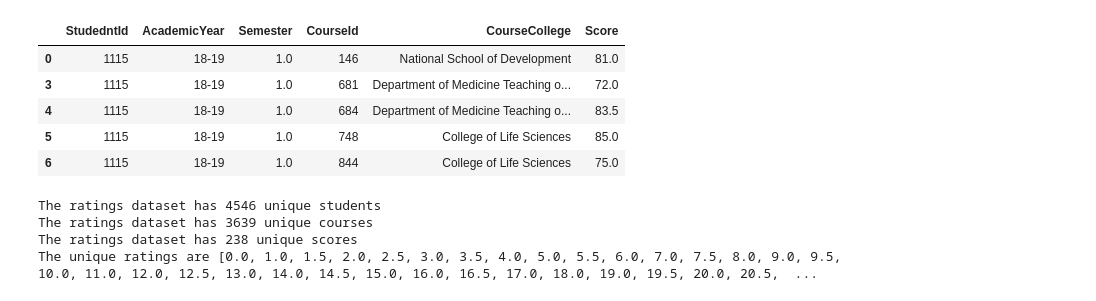
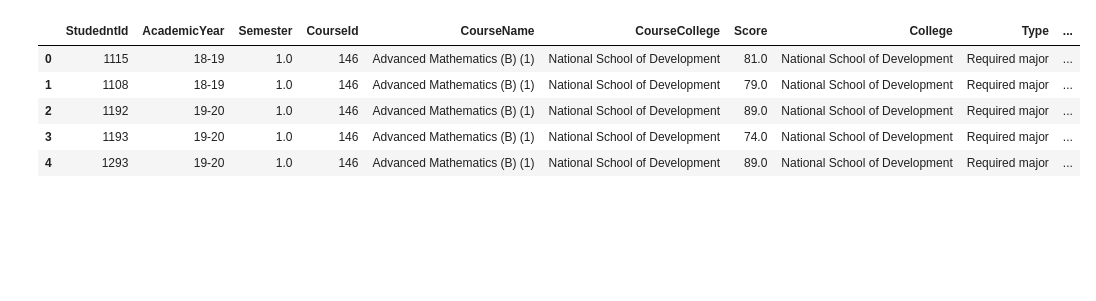
Before and after one commit to jahoon1998/CU-Boulder-CSCI-5502-Data-Mining, a Jupyter notebook: content-based-filtering/CSCI5502_Final_Project.ipynb, the cells around one changed output. Drawn from its saved outputs; the diff is of its cells as text; code cells hidden in the pictures; blank space fills up the shorter version.

```diff
--- a/content-based-filtering/CSCI5502_Final_Project.ipynb
+++ b/content-based-filtering/CSCI5502_Final_Project.ipynb
@@ -41,23 +140,15 @@ memory usage: 8.0+ MB
+# %%
+scores_df = pd.read_excel('CourseSelectionTable.xlsx')
+courses_df = pd.read_excel('CourseInformationTable.xlsx')
+# %%
+collab_filtering = ItemBasedCollaborativeFiltering(k_neighbors=5)
+preprocessed_df = collab_filtering.preprocess(scores_df, courses_df)
 # %%
-rating_df.head()
+preprocessed_df.head()
 # %% [output]
-|  | StudedntId | AcademicYear | Semester | CourseId | CourseCollege | Score |
-| 0 | 1115 | 18-19 | 1.0 | 146 | National School of Development | 81.0 |
-| 3 | 1115 | 18-19 | 1.0 | 681 | Department of Medicine Teaching o... | 72.0 |
-| 4 | 1115 | 18-19 | 1.0 | 684 | Department of Medicine Teaching o... | 83.5 |
-| 5 | 1115 | 18-19 | 1.0 | 748 | College of Life Sciences | 85.0 |
-| 6 | 1115 | 18-19 | 1.0 | 844 | College of Life Sciences | 75.0 |
+|  | StudedntId | AcademicYear | Semester | CourseId | CourseName | CourseCollege | Score | College | Type | ... |
+| 0 | 1115 | 18-19 | 1.0 | 146 | Advanced Mathematics (B) (1) | National School of Development | 81.0 | National School of Development | Required major | ... |
+| 1 | 1108 | 18-19 | 1.0 | 146 | Advanced Mathematics (B) (1) | National School of Development | 79.0 | National School of Development | Required major | ... |
+| 2 | 1192 | 19-20 | 1.0 | 146 | Advanced Mathematics (B) (1) | National School of Development | 89.0 | National School of Development | Required major | ... |
+| 3 | 1193 | 19-20 | 1.0 | 146 | Advanced Mathematics (B) (1) | National School of Development | 74.0 | National School of Development | Required major | ... |
+| 4 | 1293 | 19-20 | 1.0 | 146 | Advanced Mathematics (B) (1) | National School of Development | 89.0 | National School of Development | Required major | ... |
-# %%
-# Number of students
-print('The ratings dataset has', rating_df['StudedntId'].nunique(), 'unique students')
-# Number of courses
-print('The ratings dataset has', rating_df['CourseId'].nunique(), 'unique courses')
-# Number of scores
-print('The ratings dataset has', rating_df['Score'].nunique(), 'unique scores')
-# List of unique scores
-print('The unique ratings are', sorted(rating_df['Score'].unique()))
-# %% [output]
-The ratings dataset has 4546 unique students
-The ratings dataset has 3639 unique courses
-The ratings dataset has 238 unique scores
-The unique ratings are [0.0, 1.0, 1.5, 2.0, 2.5, 3.0, 3.5, 4.0, 5.0, 5.5, 6.0, 7.0, 7.5, 8.0, 9.0, 9.5, 10.0, 11.0, 12.0, 12.5, 13.0, 14.0, 14.5, 15.0, 16.0, 16.5, 17.0, 18.0, 19.0, 19.5, 20.0, 20.5,  ...
```
Also changed, not shown: parts of 20 cells of this notebook.
